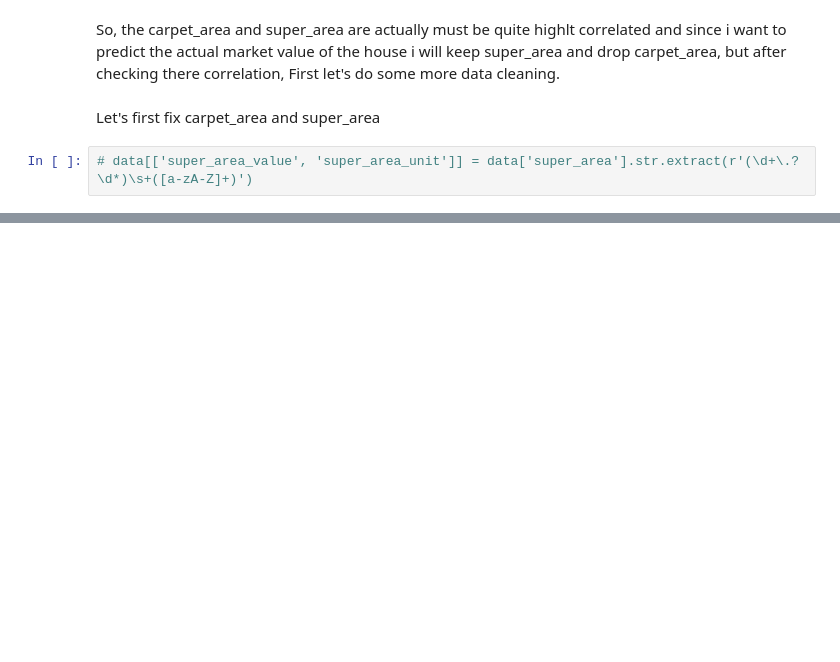
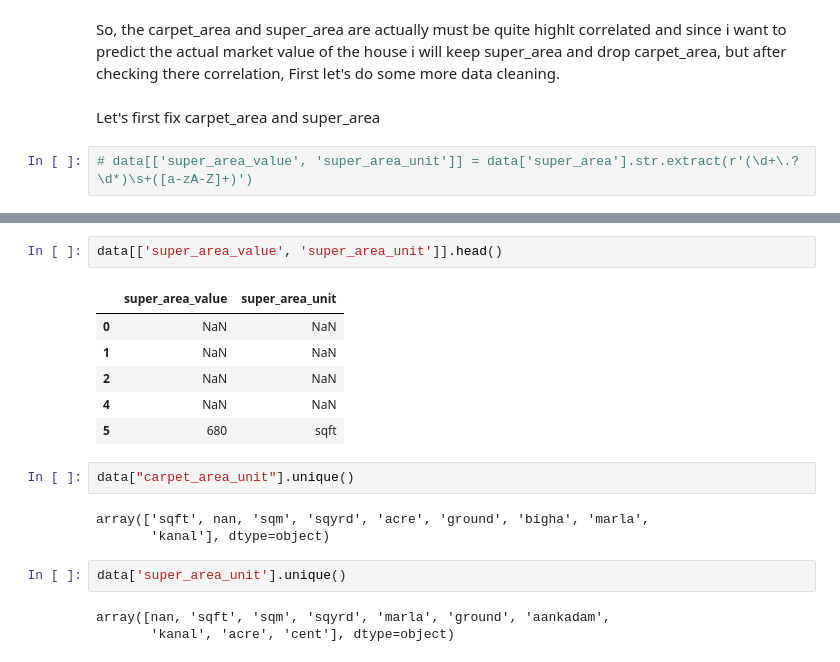
Before and after one commit to Ak62007/ML_Work, a Jupyter notebook: Linear_Regression_and_Decision_Tree_Regressors/notebooks/linear_regression.ipynb, the cells around one changed output, grey strips where cells are left out. Cells and saved outputs as stored; diff of their text form; blank space fills up the shorter version.

```diff
--- a/Linear_Regression_and_Decision_Tree_Regressors/notebooks/linear_regression.ipynb
+++ b/Linear_Regression_and_Decision_Tree_Regressors/notebooks/linear_regression.ipynb
@@ -614,0 +611,19 @@ missing_per["carpet_area"].item()
+# %%
+data[['super_area_value', 'super_area_unit']].head()
+# %% [output]
+|  | super_area_value | super_area_unit |
+| 0 | NaN | NaN |
+| 1 | NaN | NaN |
+| 2 | NaN | NaN |
+| 4 | NaN | NaN |
+| 5 | 680 | sqft |
+# %%
+data["carpet_area_unit"].unique()
+# %% [output]
+array(['sqft', nan, 'sqm', 'sqyrd', 'acre', 'ground', 'bigha', 'marla',
+       'kanal'], dtype=object)
+# %%
+data['super_area_unit'].unique()
+# %% [output]
+array([nan, 'sqft', 'sqm', 'sqyrd', 'marla', 'ground', 'aankadam',
+       'kanal', 'acre', 'cent'], dtype=object)
```
Also changed, not shown: parts of 20 cells of this notebook.
